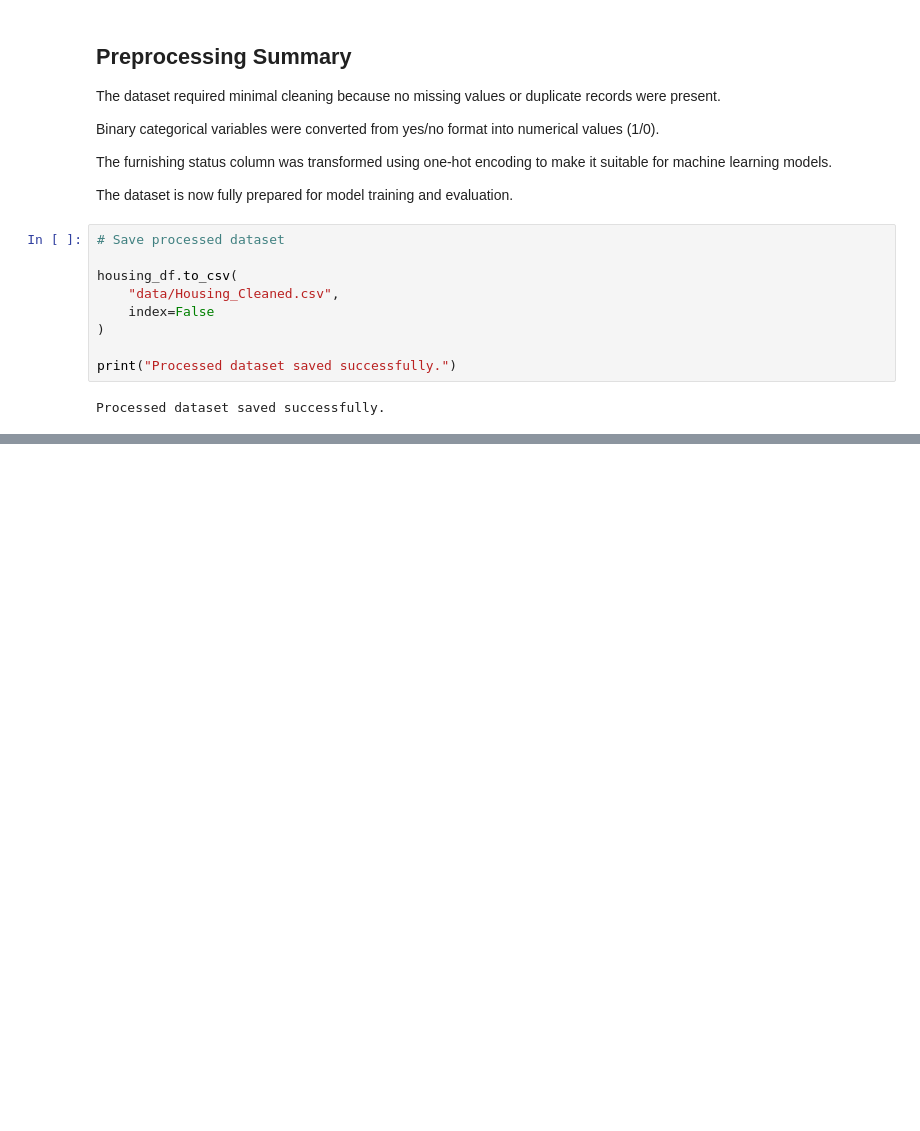
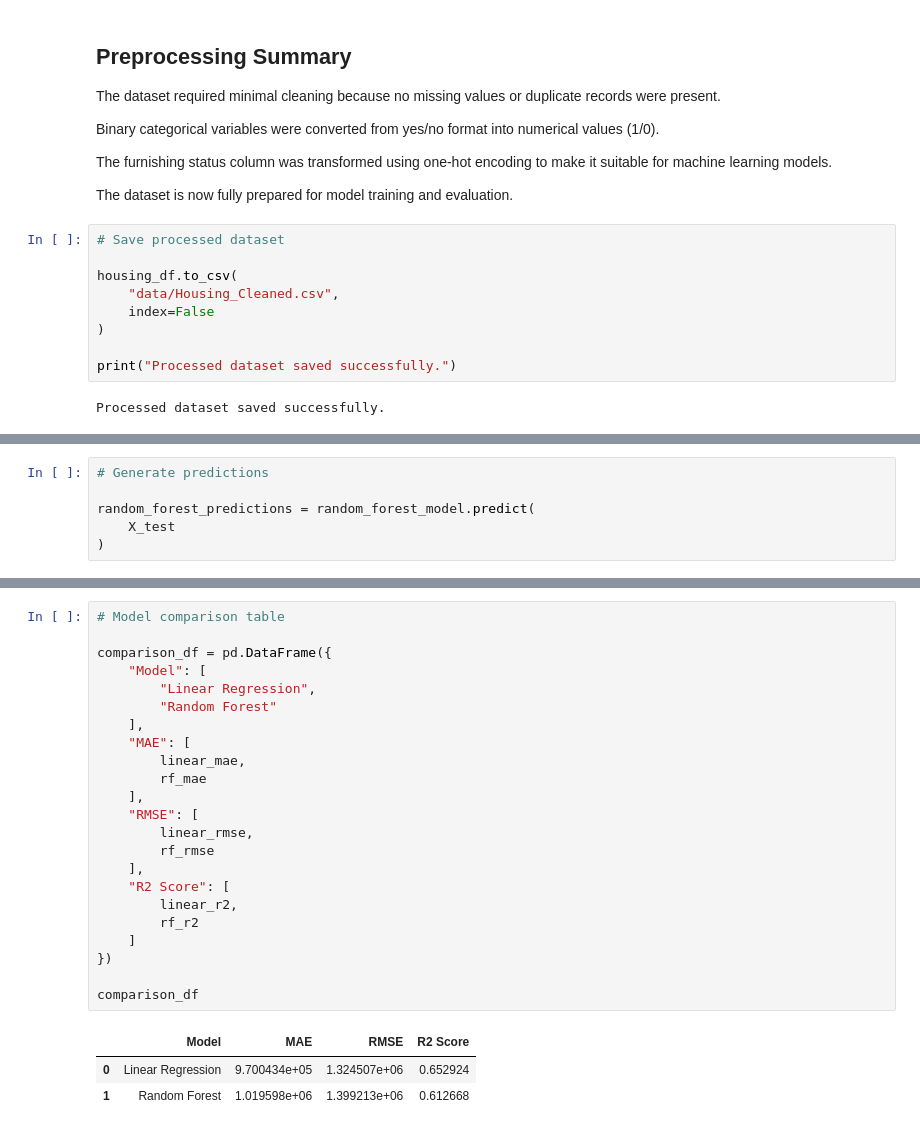
Before and after one commit to AN-ai-del/house-price-prediction, a Jupyter notebook: analysis.ipynb, the cells around one changed output, grey strips where cells are left out. Drawn from its saved outputs; the diff is of its cells as text; blank space fills up the shorter version.

```diff
--- a/analysis.ipynb
+++ b/analysis.ipynb
@@ -399,0 +510,6 @@ Processed dataset saved successfully.
+# %%
+# Generate predictions
+
+random_forest_predictions = random_forest_model.predict(
+    X_test
+)
@@ -399,0 +548,27 @@ Processed dataset saved successfully.
+# %%
+# Model comparison table
+
+comparison_df = pd.DataFrame({
+    "Model": [
+        "Linear Regression",
+        "Random Forest"
+    ],
+    "MAE": [
+        linear_mae,
+        rf_mae
+    ],
+    "RMSE": [
+        linear_rmse,
+        rf_rmse
+    ],
+    "R2 Score": [
+        linear_r2,
+        rf_r2
+    ]
+})
+
+comparison_df
+# %% [output]
+|  | Model | MAE | RMSE | R2 Score |
+| 0 | Linear Regression | 9.700434e+05 | 1.324507e+06 | 0.652924 |
+| 1 | Random Forest | 1.019598e+06 | 1.399213e+06 | 0.612668 |
```
Also changed, not shown: parts of 13 cells of this notebook.
